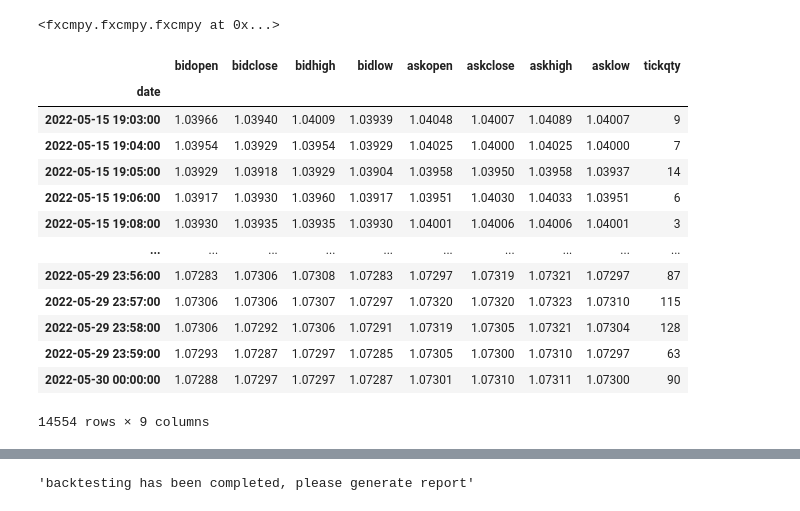
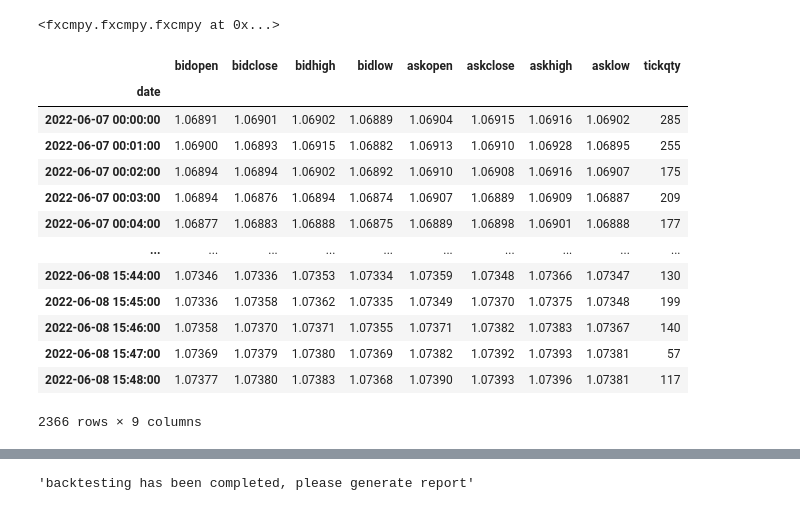
Before and after one commit to sonupal129/affinity, a Jupyter notebook: algo_test.ipynb, the cells around one changed output, grey strips where cells are left out. Drawn from its saved outputs; the diff is of its cells as text; code cells hidden in the pictures.

```diff
--- a/trading/algo_test.ipynb
+++ b/algo_test.ipynb
@@ -10,28 +10,28 @@ con
 # %%
 import datetime as dt
 from icecream import ic
 import socketio, engineio
 from django.conf import settings
 
-start = dt.datetime(2022,5,15)
-end = dt.datetime(2022,5,30)
+start = dt.datetime(2022,6,7)
+end = dt.datetime(2022,6,9)
 data = con.get_candles('EUR/USD', period='m1', start=start, end=end) #number=250 start=start, end=end
-# data.to_csv("mar.csv")
+# data.to_csv("may.csv")
 connection = con
 data
 # %% [output]
 |  | bidopen | bidclose | bidhigh | bidlow | askopen | askclose | askhigh | asklow | tickqty |
 | date |  |  |  |  |  |  |  |  |  |
-| 2022-05-15 19:03:00 | 1.03966 | 1.03940 | 1.04009 | 1.03939 | 1.04048 | 1.04007 | 1.04089 | 1.04007 | 9 |
-| 2022-05-15 19:04:00 | 1.03954 | 1.03929 | 1.03954 | 1.03929 | 1.04025 | 1.04000 | 1.04025 | 1.04000 | 7 |
-| 2022-05-15 19:05:00 | 1.03929 | 1.03918 | 1.03929 | 1.03904 | 1.03958 | 1.03950 | 1.03958 | 1.03937 | 14 |
-| 2022-05-15 19:06:00 | 1.03917 | 1.03930 | 1.03960 | 1.03917 | 1.03951 | 1.04030 | 1.04033 | 1.03951 | 6 |
-| 2022-05-15 19:08:00 | 1.03930 | 1.03935 | 1.03935 | 1.03930 | 1.04001 | 1.04006 | 1.04006 | 1.04001 | 3 |
+| 2022-06-07 00:00:00 | 1.06891 | 1.06901 | 1.06902 | 1.06889 | 1.06904 | 1.06915 | 1.06916 | 1.06902 | 285 |
+| 2022-06-07 00:01:00 | 1.06900 | 1.06893 | 1.06915 | 1.06882 | 1.06913 | 1.06910 | 1.06928 | 1.06895 | 255 |
+| 2022-06-07 00:02:00 | 1.06894 | 1.06894 | 1.06902 | 1.06892 | 1.06910 | 1.06908 | 1.06916 | 1.06907 | 175 |
+| 2022-06-07 00:03:00 | 1.06894 | 1.06876 | 1.06894 | 1.06874 | 1.06907 | 1.06889 | 1.06909 | 1.06887 | 209 |
+| 2022-06-07 00:04:00 | 1.06877 | 1.06883 | 1.06888 | 1.06875 | 1.06889 | 1.06898 | 1.06901 | 1.06888 | 177 |
 | ... | ... | ... | ... | ... | ... | ... | ... | ... | ... |
-| 2022-05-29 23:56:00 | 1.07283 | 1.07306 | 1.07308 | 1.07283 | 1.07297 | 1.07319 | 1.07321 | 1.07297 | 87 |
-| 2022-05-29 23:57:00 | 1.07306 | 1.07306 | 1.07307 | 1.07297 | 1.07320 | 1.07320 | 1.07323 | 1.07310 | 115 |
-| 2022-05-29 23:58:00 | 1.07306 | 1.07292 | 1.07306 | 1.07291 | 1.07319 | 1.07305 | 1.07321 | 1.07304 | 128 |
-| 2022-05-29 23:59:00 | 1.07293 | 1.07287 | 1.07297 | 1.07285 | 1.07305 | 1.07300 | 1.07310 | 1.07297 | 63 |
-| 2022-05-30 00:00:00 | 1.07288 | 1.07297 | 1.07297 | 1.07287 | 1.07301 | 1.07310 | 1.07311 | 1.07300 | 90 |
+| 2022-06-08 15:44:00 | 1.07346 | 1.07336 | 1.07353 | 1.07334 | 1.07359 | 1.07348 | 1.07366 | 1.07347 | 130 |
+| 2022-06-08 15:45:00 | 1.07336 | 1.07358 | 1.07362 | 1.07335 | 1.07349 | 1.07370 | 1.07375 | 1.07348 | 199 |
+| 2022-06-08 15:46:00 | 1.07358 | 1.07370 | 1.07371 | 1.07355 | 1.07371 | 1.07382 | 1.07383 | 1.07367 | 140 |
+| 2022-06-08 15:47:00 | 1.07369 | 1.07379 | 1.07380 | 1.07369 | 1.07382 | 1.07392 | 1.07393 | 1.07381 | 57 |
+| 2022-06-08 15:48:00 | 1.07377 | 1.07380 | 1.07383 | 1.07368 | 1.07390 | 1.07393 | 1.07396 | 1.07381 | 117 |
-14554 rows × 9 columns
+2366 rows × 9 columns
 # %%
```
Also changed, not shown: parts of 18 cells of this notebook, 18 other files.
